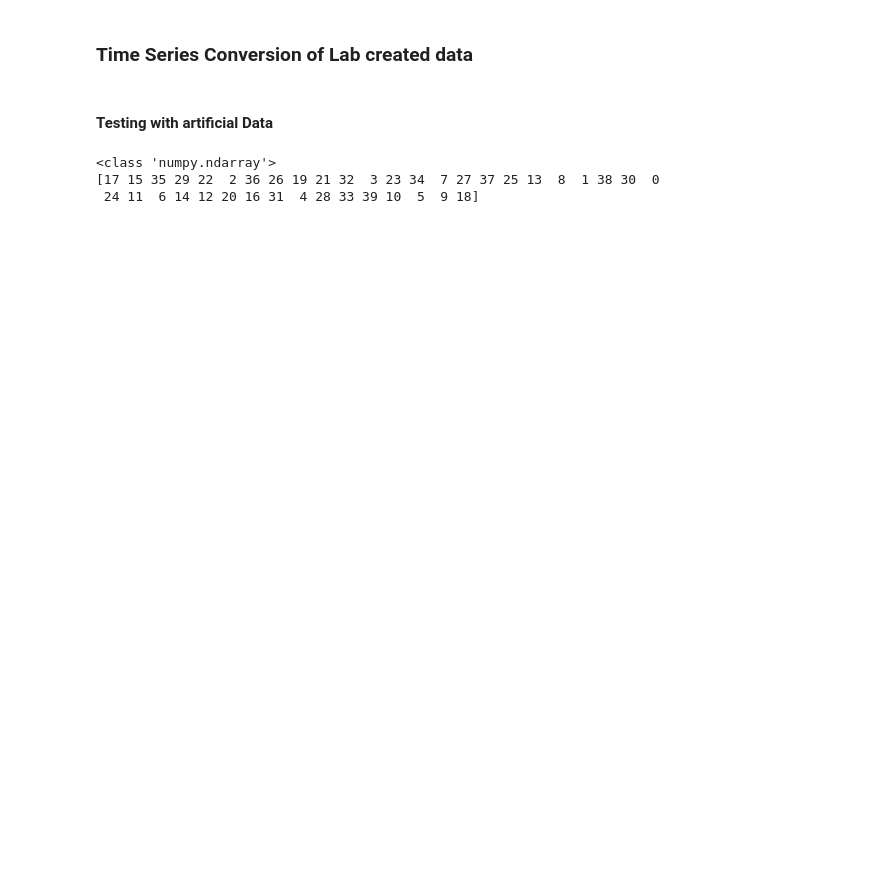
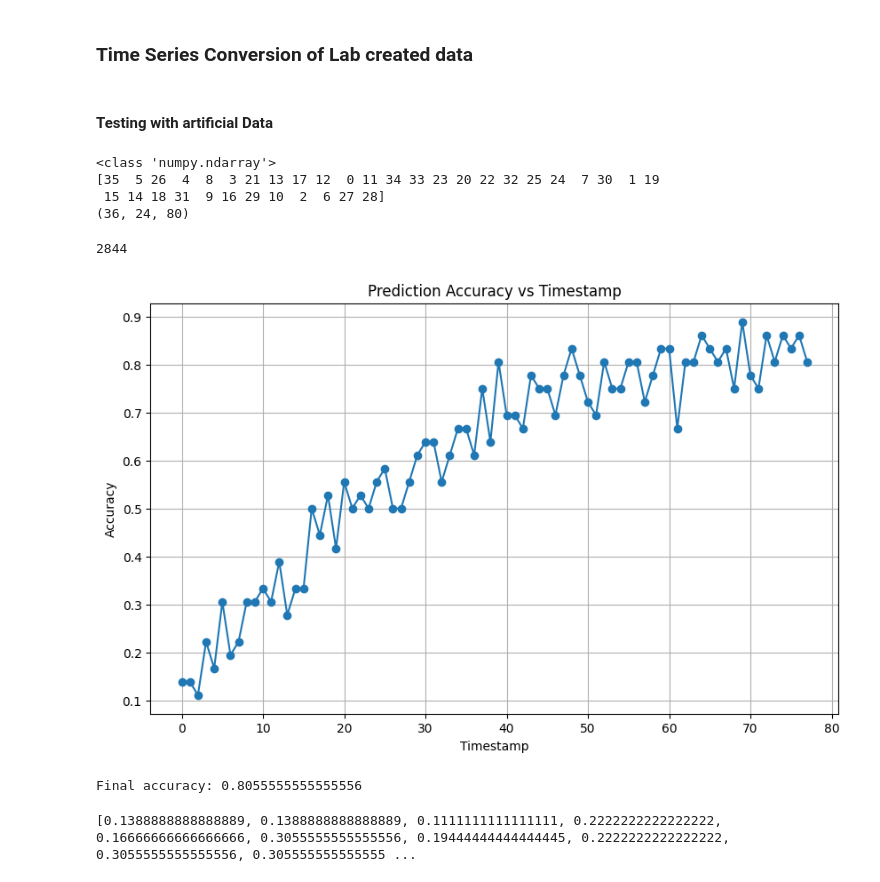
Before and after one commit to antonschmi/CALIMERA, a Jupyter notebook: inference.ipynb, the cells around one changed output. Drawn from its saved outputs; the diff is of its cells as text; code cells hidden in the pictures; blank space fills up the shorter version.

```diff
--- a/inference.ipynb
+++ b/inference.ipynb
@@ -56,9 +56,11 @@ def load_bugsense_data():
     y_val = labels_grouped[val_indices]
     con_test = concentrations_grouped[test_indices]
 
-
+    print(type(y_train[0,0]))
 
     return X_train, y_train.squeeze(), X_val, y_val.squeeze(), X_test, y_test.squeeze(), con_test.squeeze()
+
+X_train, y_train, X_val, y_val, X_test, y_test, con_test = load_bugsense_data()
 # %% [markdown]
 #### Testing with artificial Data
 # %%
@@ -92,8 +94,8 @@ if __name__ == '__main__':
 
     print(type(X_test))
 # %%
-data = pd.read_csv('/media/storage/users/go98kef/TimeSeriesConversion/generative_models_time_series_data.csv', header=None)
-labels = pd.read_csv('/media/storage/users/go98kef/TimeSeriesConversion/generative_models_time_series_labels.csv', usecols=[0], header=None)
+data = pd.read_csv('/media/storage/users/go98kef/TimeSeriesConversion/time_series_data_all_classes_norm_test.csv', header=None)
+labels = pd.read_csv('/media/storage/users/go98kef/TimeSeriesConversion/time_series_labels_all_classes_norm_test.csv', usecols=[0], header=None)
 
 n_samples = len(data) // 80
     # Reshape data into groups of 80
@@ -112,10 +114,47 @@ y_test = labels_grouped[test_indices]
 y_test = y_test.squeeze()
 
 print(test_indices)
+print(X_test.shape)
 # %% [output]
 <class 'numpy.ndarray'>
-[17 15 35 29 22  2 36 26 19 21 32  3 23 34  7 27 37 25 13  8  1 38 30  0
- 24 11  6 14 12 20 16 31  4 28 33 39 10  5  9 18]
+[35  5 26  4  8  3 21 13 17 12  0 11 34 33 23 20 22 32 25 24  7 30  1 19
+ 15 14 18 31  9 16 29 10  2  6 27 28]
+(36, 24, 80)
+# %%
+model = joblib.load('/media/storage/users/go98kef/CALIMERA/saved_models/calimera_model_delay_0.1.joblib', mmap_mode=None)
+
+# Get predictions for each timestamp
+
+stop_timestamps, y_pred = model.test(X_test)
+print(len(y_pred))
+accuracies_per_stamp = []
+y_pred = np.array(y_pred).reshape(36, 79)
+for t in range(1, 79):
+    accuracy = 0
+    for series in range(X_test.shape[0]):
+        accuracy += 1 if y_test[series] == y_pred[series, t] else 0
+
+    accuracies_per_stamp.append(accuracy / X_test.shape[0])
+
+# Plot accuracies over time
+plt.figure(figsize=(10, 6))
+plt.plot(accuracies_per_stamp, marker='o', linestyle='-')
+plt.xlabel('Timestamp')
+plt.ylabel('Accuracy')
+plt.title('Prediction Accuracy vs Timestamp')
+plt.grid(True)
+plt.show()
+
+# Print final accuracy
+print(f'Final accuracy: {accuracies_per_stamp[-1]}')
+# %% [output]
+2844
+[figure, added]
+Final accuracy: 0.8055555555555556
+# %%
+print(accuracies_per_stamp)
+# %% [output]
+[0.1388888888888889, 0.1388888888888889, 0.1111111111111111, 0.2222222222222222, 0.16666666666666666, 0.3055555555555556, 0.19444444444444445, 0.2222222222222222, 0.3055555555555556, 0.305555555555555 ...
 # %%
 from sklearn.metrics import confusion_matrix
 import seaborn as sns
```
Also changed, not shown: parts of 2 cells of this notebook, 12 other files.
